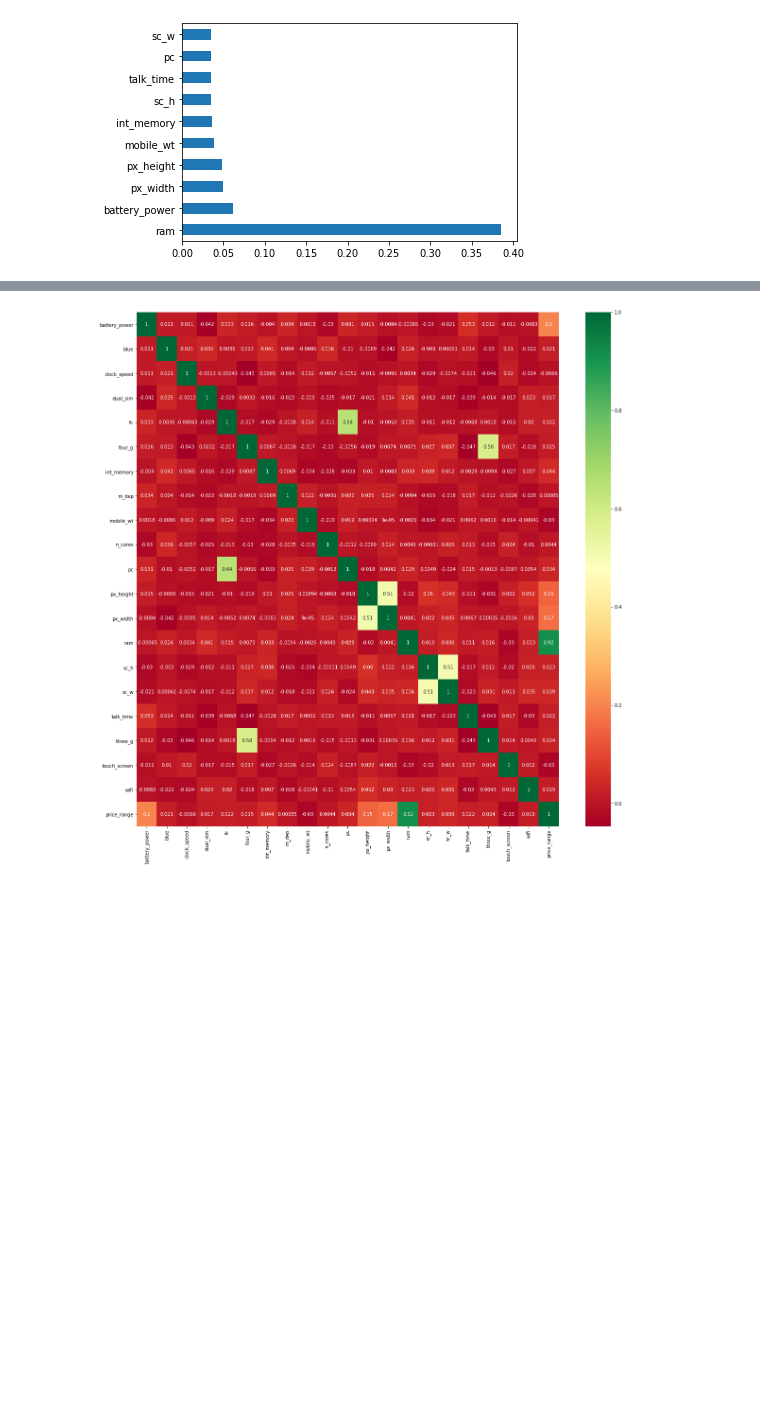
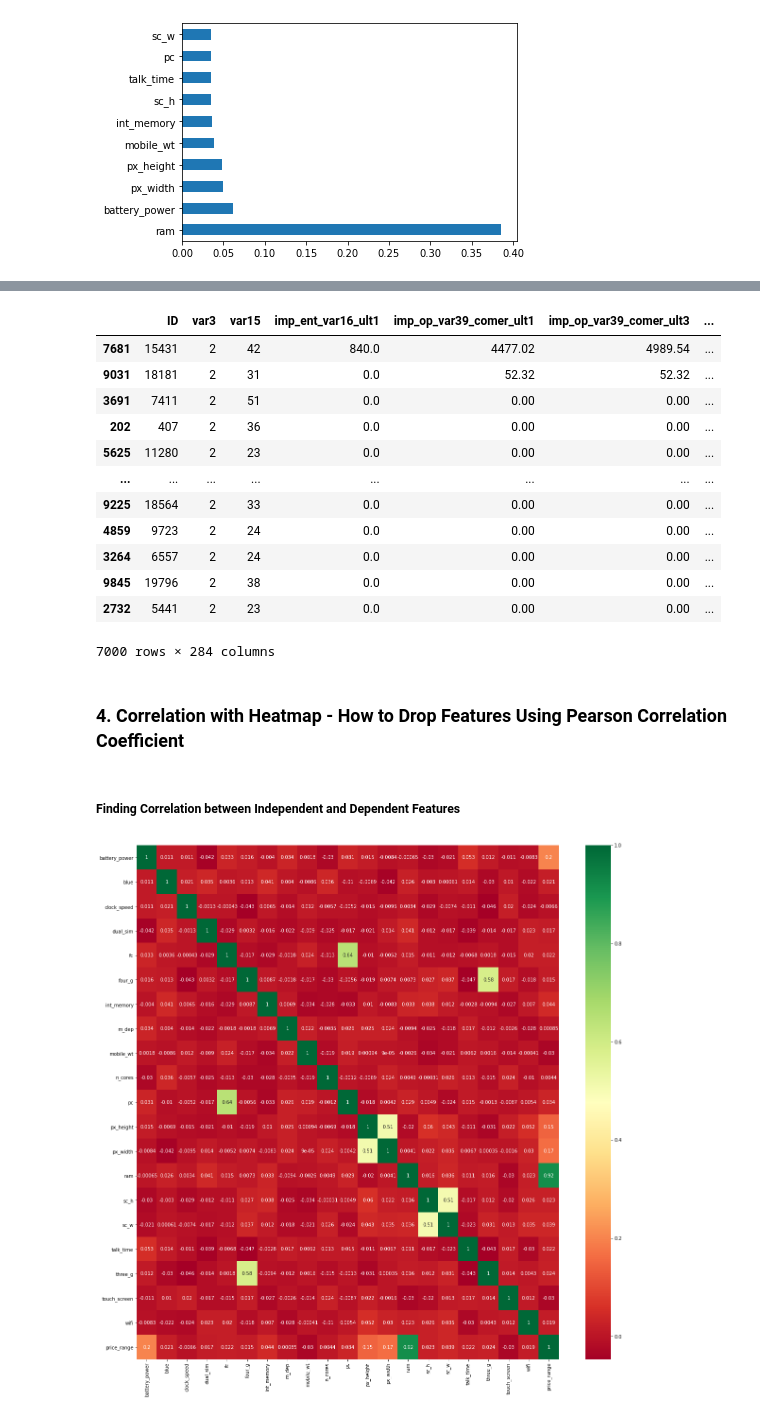
Before and after one commit to LuckyRathod/DataScience, a Jupyter notebook: P4 - Feature Selection/Feature_Selection.ipynb, the cells around one changed output, grey strips where cells are left out. Saved outputs shown, nothing was run; the diff lists cells and outputs as text; code cells hidden in the pictures; blank space fills up the shorter version.

```diff
--- a/P4 - Feature Selection/Feature_Selection.ipynb
+++ b/P4 - Feature Selection/Feature_Selection.ipynb
@@ -206,0 +254,3 @@ Index(['battery_power', 'blue', 'clock_speed', 'dual_sim', 'fc', 'four_g',
+# %%
+df = pd.read_csv('train_santander_customer_satisfaction.csv',nrows=10000)
+df.head()
@@ -206,0 +274,8 @@ Index(['battery_power', 'blue', 'clock_speed', 'dual_sim', 'fc', 'four_g',
+# %%
+from sklearn.model_selection import train_test_split
+
+X_train,X_test,y_train,y_test = train_test_split(
+                                df.drop(labels=['TARGET'],axis=1),
+                                df['TARGET'],
+                                test_size=0.3,random_state=0)
+X_train.shape , X_test.shape
@@ -206,0 +284,5 @@ Index(['battery_power', 'blue', 'clock_speed', 'dual_sim', 'fc', 'four_g',
+# %%
+### Apply Variance Threshold
+
+var_thres = VarianceThreshold(threshold=0)
+var_thres.fit(X_train) ### Will do transform on X_test
@@ -206,0 +295,3 @@ Index(['battery_power', 'blue', 'clock_speed', 'dual_sim', 'fc', 'four_g',
+# %%
+constant_columns = [column for column in X_train.columns if column not in X_train.columns[var_thres.get_support()]]
+print(len(constant_columns))
@@ -207 +321,21 @@ Index(['battery_power', 'blue', 'clock_speed', 'dual_sim', 'fc', 'four_g',
+# %%
+X_train.drop(constant_columns,axis=1)
+# %% [output]
+|  | ID | var3 | var15 | imp_ent_var16_ult1 | imp_op_var39_comer_ult1 | imp_op_var39_comer_ult3 | ... |
+| 7681 | 15431 | 2 | 42 | 840.0 | 4477.02 | 4989.54 | ... |
+| 9031 | 18181 | 2 | 31 | 0.0 | 52.32 | 52.32 | ... |
+| 3691 | 7411 | 2 | 51 | 0.0 | 0.00 | 0.00 | ... |
+| 202 | 407 | 2 | 36 | 0.0 | 0.00 | 0.00 | ... |
+| 5625 | 11280 | 2 | 23 | 0.0 | 0.00 | 0.00 | ... |
+| ... | ... | ... | ... | ... | ... | ... | ... |
+| 9225 | 18564 | 2 | 33 | 0.0 | 0.00 | 0.00 | ... |
+| 4859 | 9723 | 2 | 24 | 0.0 | 0.00 | 0.00 | ... |
+| 3264 | 6557 | 2 | 24 | 0.0 | 0.00 | 0.00 | ... |
+| 9845 | 19796 | 2 | 38 | 0.0 | 0.00 | 0.00 | ... |
+| 2732 | 5441 | 2 | 23 | 0.0 | 0.00 | 0.00 | ... |
+7000 rows × 284 columns
+# %% [markdown]
+### 4. Correlation with Heatmap -  How to Drop Features Using Pearson Correlation Coefficient
+# %% [markdown]
+##### Finding Correlation between Independent and Dependent Features
 # %%
```
Also changed, not shown: parts of 53 cells of this notebook, 1 other file.
